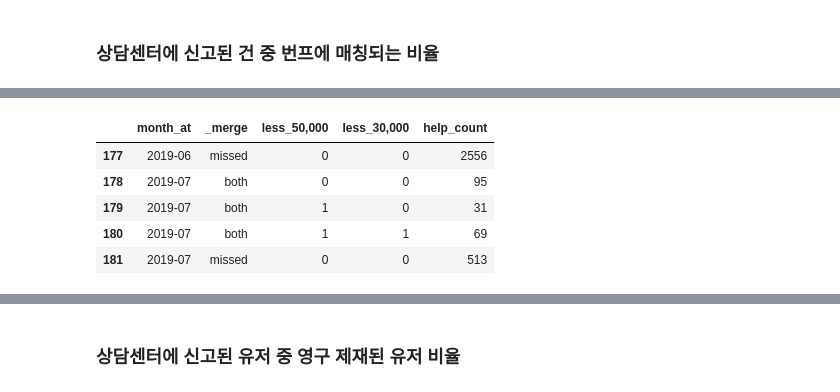
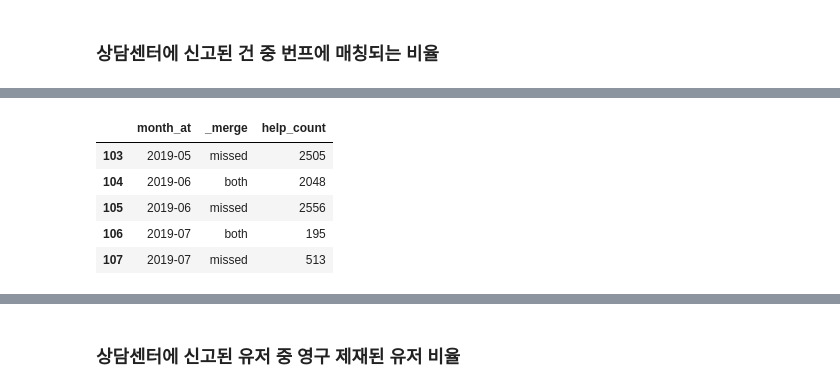
Before and after one commit to kiyoja07/python-bunjang, a Jupyter notebook: data-analysis/jupyter/12.fraud_bunp.ipynb, the cells around one changed output, grey strips where cells are left out. Drawn from its saved outputs; the diff is of its cells as text; code cells hidden in the pictures.

```diff
--- a/data-analysis/jupyter/12.fraud_bunp.ipynb
+++ b/data-analysis/jupyter/12.fraud_bunp.ipynb
@@ -170,12 +174,6 @@ help_minus_bunp = help_minus_bunp.reset_index()[['discussion_id',
                                                  'total_price',
                                                  '_merge']]
 
-# 5만원 이하
-help_minus_bunp['less_50,000'] = help_minus_bunp['total_price'].apply(lambda x: 1 if x <= 50000 else 0)
-
-# 3만원 이하
-help_minus_bunp['less_30,000'] = help_minus_bunp['total_price'].apply(lambda x: 1 if x <= 30000 else 0)
-
 # replace_values
 replace_values = {'botn': 'merged', 'right_only': 'missed'}
 help_minus_bunp = help_minus_bunp.replace({'_merge' : replace_values})
@@ -191,19 +189,19 @@ help_minus_bunp.tail()
 # %%
-help_minus_bunp_result = help_minus_bunp.groupby(['month_at', '_merge', 'less_50,000', 'less_30,000'
+help_minus_bunp_result = help_minus_bunp.groupby(['month_at', '_merge'
                             ], as_index=False).agg({'discussion_id': 'count'})
 
 help_minus_bunp_result = help_minus_bunp_result.rename(columns={'discussion_id': 'help_count'})
 
 # save
 save_path = '../csv/result/help_minus_bunp_result.csv'
 help_minus_bunp_result.to_csv(save_path, index=False, mode='w', header=True)
 
 
 help_minus_bunp_result.tail()
 # %% [output]
-|  | month_at | _merge | less_50,000 | less_30,000 | help_count |
-| 177 | 2019-06 | missed | 0 | 0 | 2556 |
-| 178 | 2019-07 | both | 0 | 0 | 95 |
-| 179 | 2019-07 | both | 1 | 0 | 31 |
-| 180 | 2019-07 | both | 1 | 1 | 69 |
-| 181 | 2019-07 | missed | 0 | 0 | 513 |
+|  | month_at | _merge | help_count |
+| 103 | 2019-05 | missed | 2505 |
+| 104 | 2019-06 | both | 2048 |
+| 105 | 2019-06 | missed | 2556 |
+| 106 | 2019-07 | both | 195 |
+| 107 | 2019-07 | missed | 513 |
```
Also changed, not shown: parts of 4 cells of this notebook, 6 other files.
